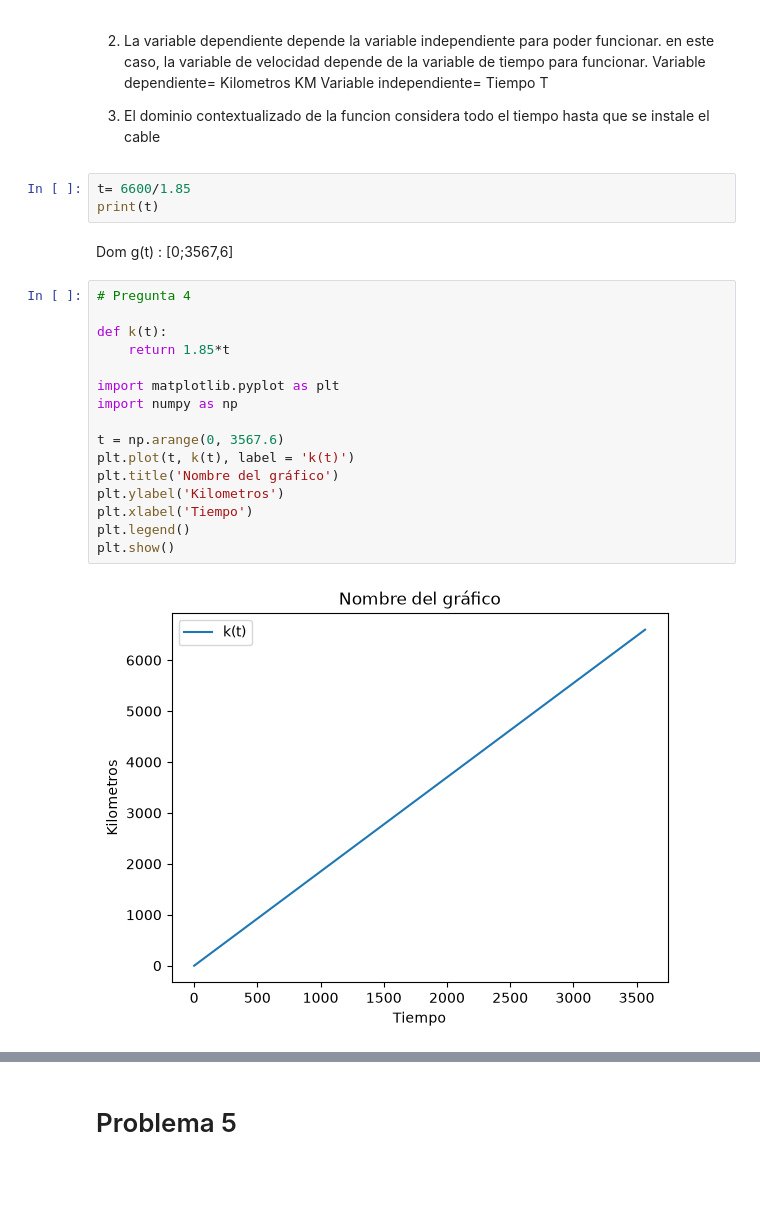
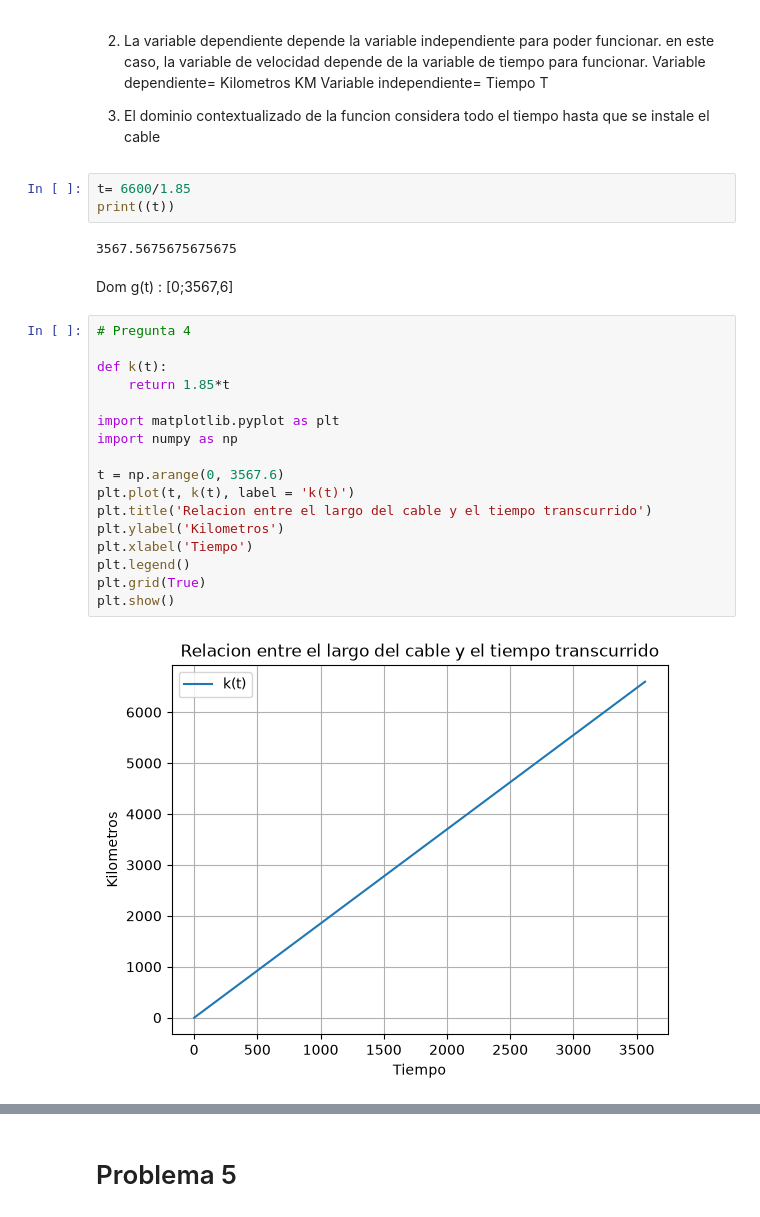
Before and after one commit to LemonHum4n/EjerciciosDuoc, a Jupyter notebook: 2026/Matematicas Aplicadas/0818/G1_Funciones.ipynb, the cells around one changed output, grey strips where cells are left out. Drawn from its saved outputs; the diff is of its cells as text; blank space fills up the shorter version.

```diff
--- a/2026/Matematicas Aplicadas/0818/G1_Funciones.ipynb
+++ b/2026/Matematicas Aplicadas/0818/G1_Funciones.ipynb
@@ -53,26 +53,29 @@ Variable independiente= Tiempo T
 3. El dominio contextualizado de la funcion considera todo el tiempo hasta que se instale el cable
 # %%
 t= 6600/1.85
-print(t)
+print((t))
+# %% [output]
+3567.5675675675675
 # %% [markdown]
 Dom g(t) : [0;3567,6]
 # %%
 # Pregunta 4
 
 def k(t):
     return 1.85*t
 
 import matplotlib.pyplot as plt
 import numpy as np
 
 t = np.arange(0, 3567.6)
 plt.plot(t, k(t), label = 'k(t)')
-plt.title('Nombre del gráfico')
+plt.title('Relacion entre el largo del cable y el tiempo transcurrido')
 plt.ylabel('Kilometros')
 plt.xlabel('Tiempo')
 plt.legend()
+plt.grid(True)
 plt.show()
 # %% [output]
-[figure, old version]
+[figure, new version]
 # %%
 # Pregunta 5
```
Also changed, not shown: parts of 16 cells of this notebook.
